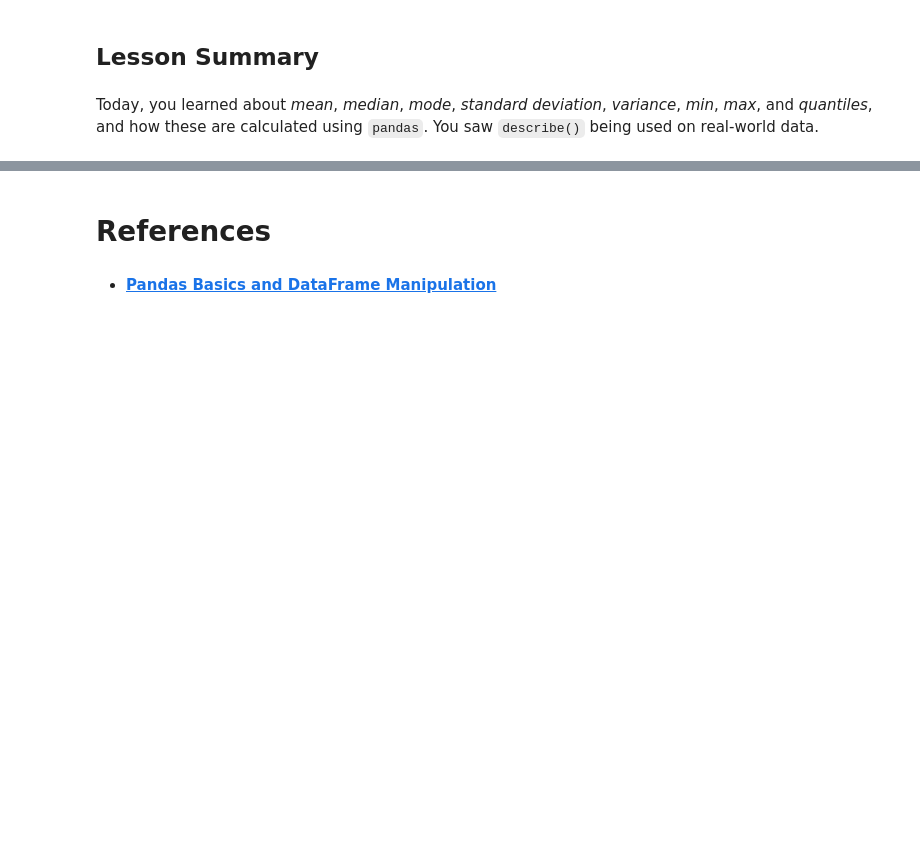
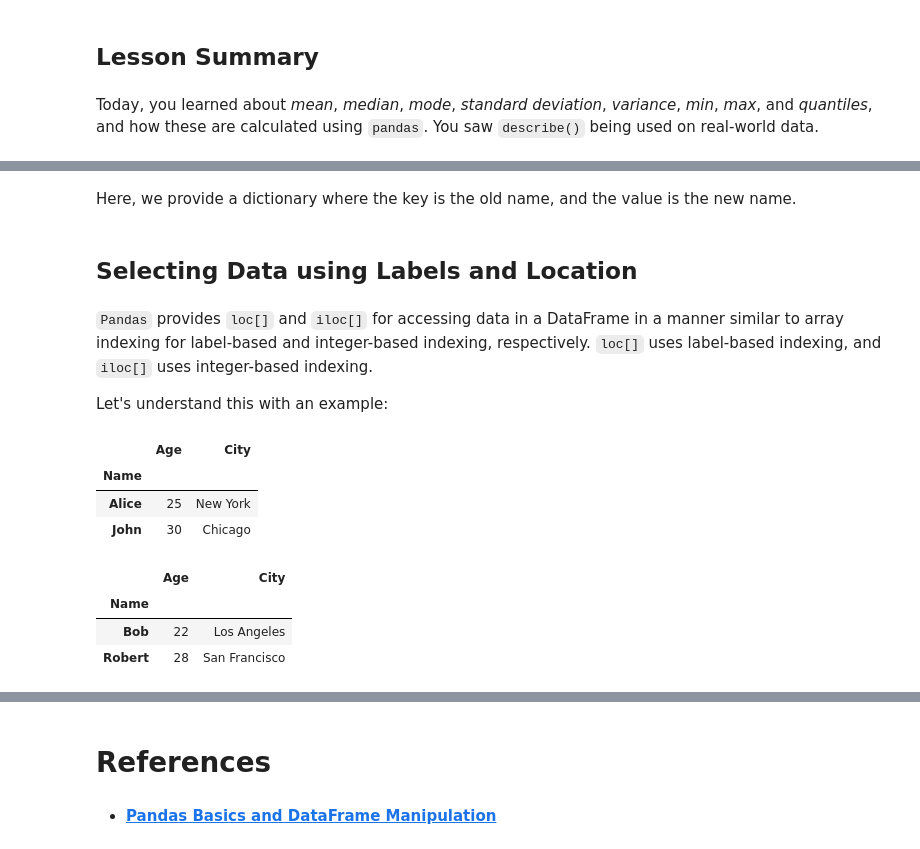
Before and after one commit to ancilcleetus/AI-Learning-Lab, a Jupyter notebook: Tools/Deep-Dive-into-Numpy-and-Pandas/02_Pandas_Basics_and_DataFrame_Manipulation.ipynb, the cells around one changed output, grey strips where cells are left out. Drawn from its saved outputs; the diff is of its cells as text; code cells hidden in the pictures; blank space fills up the shorter version.

```diff
--- a/Tools/Deep-Dive-into-Numpy-and-Pandas/02_Pandas_Basics_and_DataFrame_Manipulation.ipynb
+++ b/Tools/Deep-Dive-into-Numpy-and-Pandas/02_Pandas_Basics_and_DataFrame_Manipulation.ipynb
@@ -299,0 +367,30 @@ Today, you learned about *mean*, *median*, *mode*, *standard deviation*, *varian
+# %% [markdown]
+Here, we provide a dictionary where the key is the old name, and the value is the new name.
+# %% [markdown]
+## Selecting Data using Labels and Location
+# %% [markdown]
+`Pandas` provides `loc[]` and `iloc[]` for accessing data in a DataFrame in a manner similar to array indexing for label-based and integer-based indexing, respectively. `loc[]` uses label-based indexing, and `iloc[]` uses integer-based indexing.
+
+Let's understand this with an example:
+# %%
+df = pd.DataFrame({
+    'Name': ['Alice', 'Bob', 'John', 'Robert', 'Ann'],
+    'Age': [25, 22, 30, 28, 32],
+    'City': ['New York', 'Los Angeles', 'Chicago', 'San Francisco', 'Houston']
+})
+
+df.set_index('Name', inplace=True)
+
+df.loc[['Alice', 'John'], ['Age', 'City']]
+# %% [output]
+|  | Age | City |
+| Name |  |  |
+| Alice | 25 | New York |
+| John | 30 | Chicago |
+# %%
+df.iloc[[1, 3], [0, 1]]
+# %% [output]
+|  | Age | City |
+| Name |  |  |
+| Bob | 22 | Los Angeles |
+| Robert | 28 | San Francisco |
```
Also changed, not shown: parts of 21 cells of this notebook.
